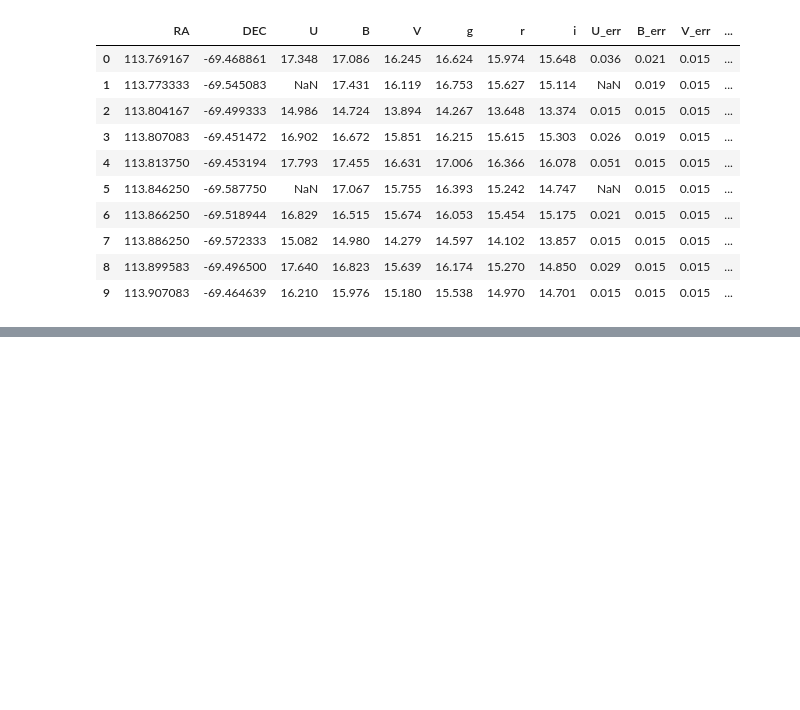
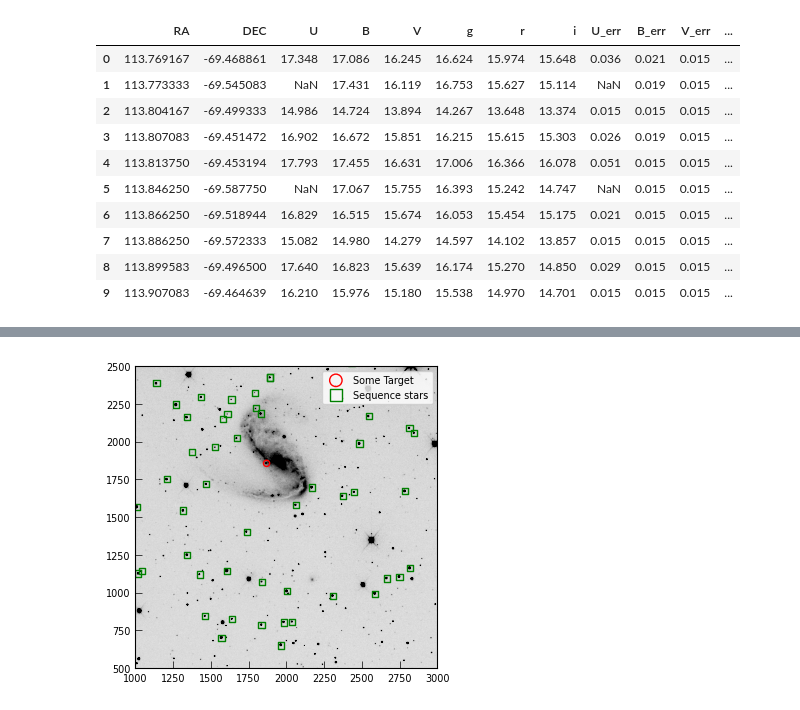
Before and after one commit to Astro-Sean/autophot, a Jupyter notebook: example_notebooks/add_your_catalog_example.ipynb, the cells around one changed output, grey strips where cells are left out. Drawn from its saved outputs; the diff is of its cells as text; code cells hidden in the pictures; blank space fills up the shorter version.

```diff
--- a/example_notebooks/add_your_catalog_example.ipynb
+++ b/example_notebooks/add_your_catalog_example.ipynb
@@ -41,7 +56,8 @@ Setting work directory (wdir) to: /Users/seanbrennan/Desktop/autophot_example
 # %%
-# set the use catalog key to 'custom' and enter in the filepath of your custom catalog
-autophot_input['catalog']['use_catalog'] = 'custom'
+# set the catalog key to 'custom' and enter in the filepath of your custom catalog
+syntax['catalog'] = 'custom'
 
 # this is an example sequence stars catlog .... enter the lfile path of your csv file with sequence stars
-autophot_input['catalog']['catalog_custom_fpath'] = my_first_catalog_path
+# The below file is not available through AutoPhOT
+syntax['catalog_custom_fpath'] = '/Users/seanbrennan/Desktop/autophot_example/catalog_queries/custom/my_first_catalog.csv'
 # %% [markdown]
@@ -63,8 +79,6 @@ Any entryed filters require a corrosponding err e.g [r] and [r_err], although th
 # %%
-import pandas as pd
-
-my_first_catalog = pd.read_csv(my_first_catalog_path)
-
+# Print it out to show structure
+my_first_catalog = pd.read_csv(syntax['catalog_custom_fpath'])
 my_first_catalog.head(10)
 # %% [output]
 |  | RA | DEC | U | B | V | g | r | i | U_err | B_err | V_err | ... |
@@ -315,0 +97,70 @@ Fitted r-band zeropoint: 23.086 +/- 0.004
+# %%
+# get the image
+data = getimage(fpath)
+
+# header
+header = getheader(fpath)
+
+# Create an ImageNormalize object
+norm = ImageNormalize(stretch = SquaredStretch())
+vmin,vmax = (ZScaleInterval(nsamples = 1000)).get_limits(data)
+
+plt.imshow(data,
+          vmin = vmin,
+          vmax = vmax,
+          norm = norm,
+          origin = 'lower',
+          cmap = 'Greys')
+
+'''
+For purpose of this example WCS is already in header.
+AutoPhOT is able to call astrometry.net from a local instance although for this example we assume the user doesn't
+have astrometry installed
+'''
+w = wcs.WCS(header)
+
+# Select a source - this source is not a transient although it is close to the center of the galaxy (NGC 2442)
+ra = 114.070433
+dec = -69.529716
+
+# Mark location of target
+c = SkyCoord(ra,dec , unit="deg")
+x_pix,y_pix = w.all_world2pix(c.ra.degree, c.dec.degree, 1)
+plt.scatter(x_pix,y_pix,marker = 'o',
+            facecolor = 'none',
+            edgecolor = 'r',
+            s = 20,
+            label = 'Some Target'
+           )
+
+# Plot our sequence stars
+ra_stars = my_first_catalog['RA']
+dec_stars = my_first_catalog['DEC']
+
+x_pix_stars,y_pix_stars = w.all_world2pix(ra_stars, dec_stars, 0)
+
+plt.scatter(x_pix_stars,y_pix_stars,
+            marker = 's',
+            facecolor = 'none',
+            edgecolor = 'g',
+            s = 20,
+            label = 'Sequence stars'
+           )
+
+# zoom in to better show sequence stars
+plt.xlim(1000,3000)
+plt.ylim(500,2500)
+
+plt.legend(loc= 'best')
+
+plt.show()
+
+
+
+# Set up target source
+print('Performing photometry on source at ra/dec = %.6f/%.6f' %  (c.ra.degree,c.dec.degree))
+
+# In this case this source isn't in TNS so we leave target_name as None and update target_ra and target_dec
+syntax['target_ra'] = c.ra.degree
+syntax['target_dec'] = c.dec.degree
+# %% [output]
@@ -315,0 +170 @@ Fitted r-band zeropoint: 23.086 +/- 0.004
+[figure, added]
```
Also changed, not shown: parts of 20 cells of this notebook, 2 other files.
